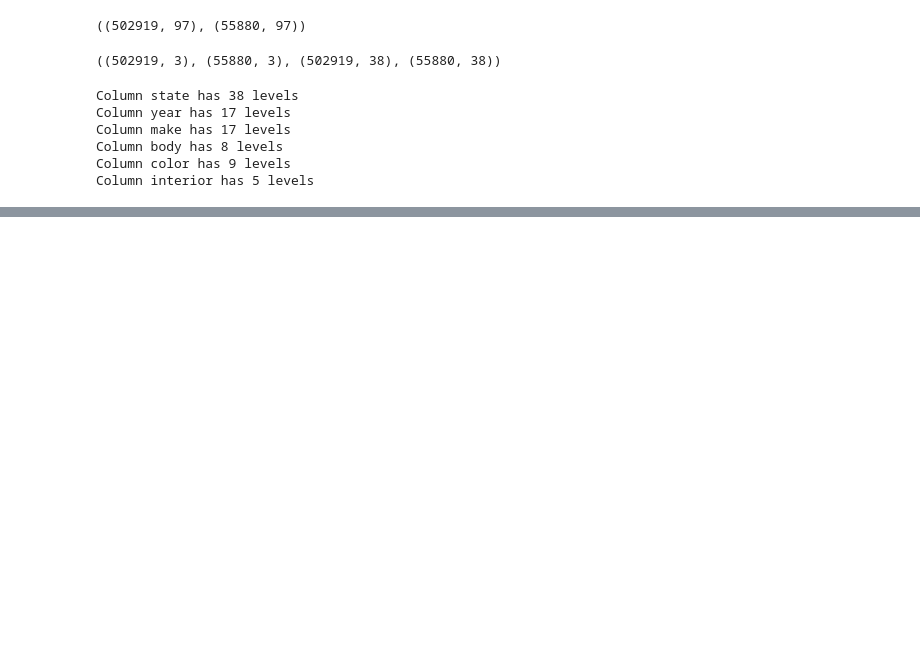
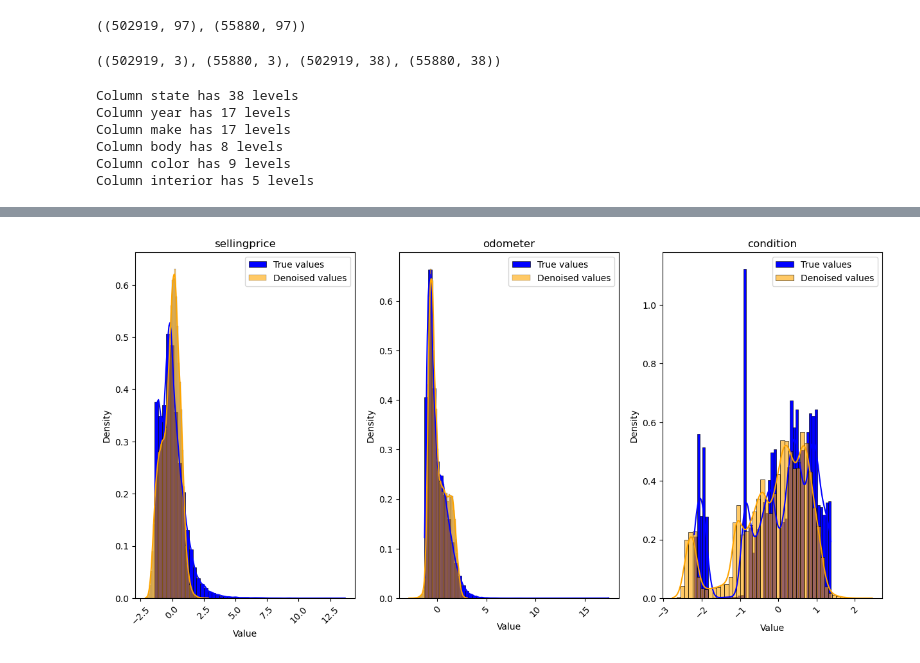
Before and after one commit to raphaelzerbato/AI_Workshop, a Jupyter notebook: car_analysis.ipynb, the cells around one changed output, grey strips where cells are left out. Drawn from its saved outputs; the diff is of its cells as text; code cells hidden in the pictures; blank space fills up the shorter version.

```diff
--- a/car_analysis.ipynb
+++ b/car_analysis.ipynb
@@ -1198,0 +1051,8 @@ X_test_predict.head()
+# %%
+X_list_train_predict =  autoencoder.predict(X_train)
+X_numeric_train_predict, X_state_train_predict, X_year_train_predict, X_make_train_predict, X_body_train_predict, \
+X_color_train_predict, X_interior_train_predict = X_list_train_predict
+
+X_list_test_predict =  autoencoder.predict(X_test)
+X_numeric_test_predict, X_state_test_predict, X_year_test_predict, X_make_test_predict, X_body_test_predict, \
+X_color_test_predict, X_interior_test_predict = X_list_test_predict
@@ -1198,0 +1062,17 @@ X_test_predict.head()
+# %%
+## Reconstruct the input datasets
+def reconstruct_columns(y_true, y_pred, numerical=True):
+    #y_true should be a dataframe
+    if numerical:
+        result = pd.DataFrame(y_pred, columns=y_true.columns, index=y_true.index)
+    else:
+        result = pd.DataFrame(y_pred, columns=y_true.columns, index=y_true.index)
+        colname = str(result.columns[0]).rpartition('_')[0]
+        result = result.idxmax(axis=1).astype('string').str.rsplit('_', n=1).str[-1]
+        result = pd.Series(result, name=colname)
+    return result
+# %%
+df_for_anomalies_test_denoised = reconstruct_columns(y_true=X_list_test[0], y_pred=X_list_test_predict[0], numerical=True)
+for i in range(1,len(X_list_train)):
+    D = reconstruct_columns(y_true=X_list_test[i], y_pred=X_list_test_predict[i], numerical=False)
+    df_for_anomalies_test_denoised = pd.concat([df_for_anomalies_test_denoised, D], axis=1)
@@ -1198,0 +1155,21 @@ X_test_predict.head()
+# %%
+#Distribution of the observed values vs imputed values
+
+fig = plt.figure(figsize=(15, 7))
+
+vars = ['sellingprice','odometer','condition']
+
+i = 0
+for i in range(len(vars)):
+    var = vars[i]
+    ax=plt.subplot(1,3,i+1)
+    sns.histplot(df_for_anomalies_test[var], color='blue', label='True values', kde=True, stat='density', bins=50, alpha=1.)
+    sns.histplot(df_for_anomalies_test_denoised[var], color='orange', label='Denoised values', kde=True, stat='density', bins=50, alpha=0.6)
+    plt.xticks(rotation=45)
+    plt.title(var)
+    plt.legend()
+    plt.xlabel("Value")
+    plt.ylabel("Density")
+plt.show()
+# %% [output]
+[figure, added]
```
Also changed, not shown: parts of 24 cells of this notebook.
